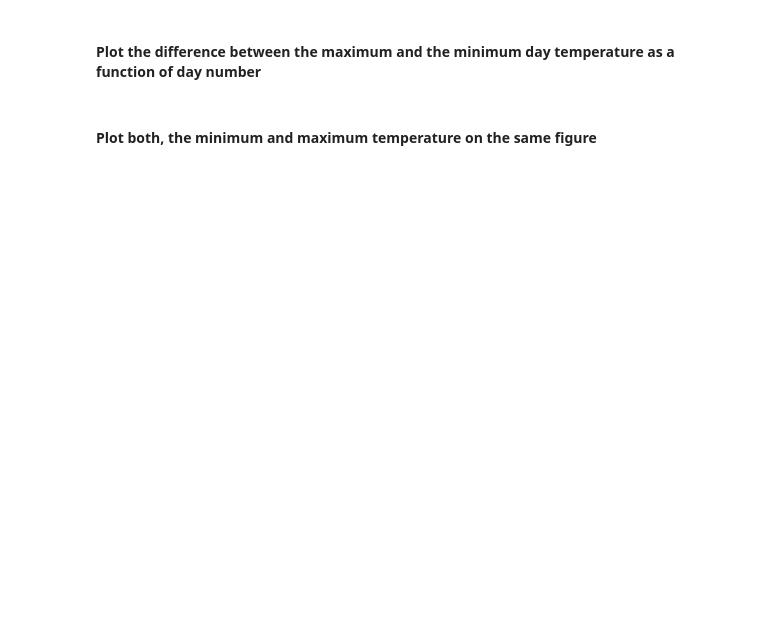
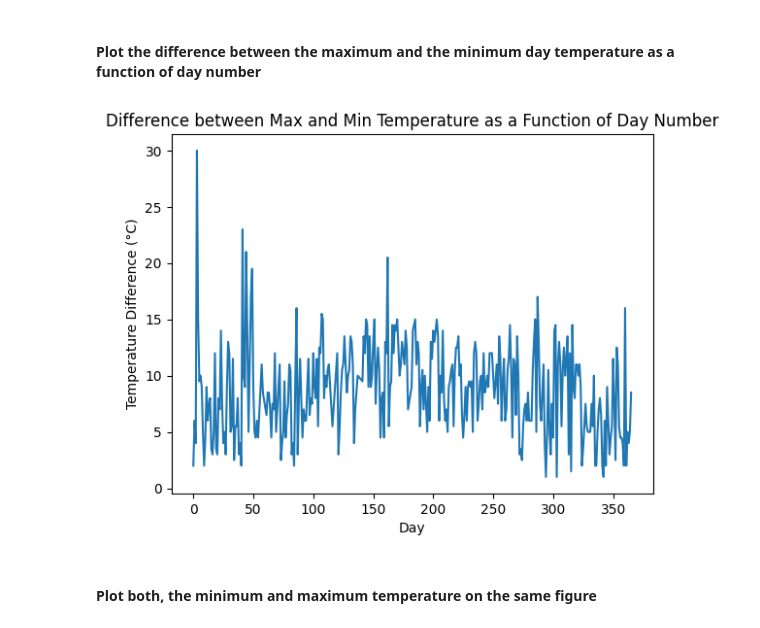
Before and after one commit to 91MLP/COMP3122, a Jupyter notebook: Lab_Week3_Numpy/lab3_Exercise.ipynb, the cells around one changed output. Saved outputs shown, nothing was run; the diff lists cells and outputs as text; code cells hidden in the pictures; blank space fills up the shorter version.

```diff
--- a/Lab_Week3_Numpy/lab3_Exercise.ipynb
+++ b/Lab_Week3_Numpy/lab3_Exercise.ipynb
@@ -314,4 +337,13 @@ dtype('float64')
 # %% [markdown]
 #### Plot the difference between the maximum and the minimum day temperature as a function of day number
+# %%
+temp_diff = maxt - mint
+plt.plot(day, temp_diff)
+plt.xlabel("Day")
+plt.ylabel("Temperature Difference (°C)")
+plt.title("Difference between Max and Min Temperature as a Function of Day Number")
+plt.show()
+# %% [output]
+[figure, added]
 # %% [markdown]
 #### Plot both, the minimum and maximum temperature on the same figure
```
Also changed, not shown: parts of 11 cells of this notebook.
